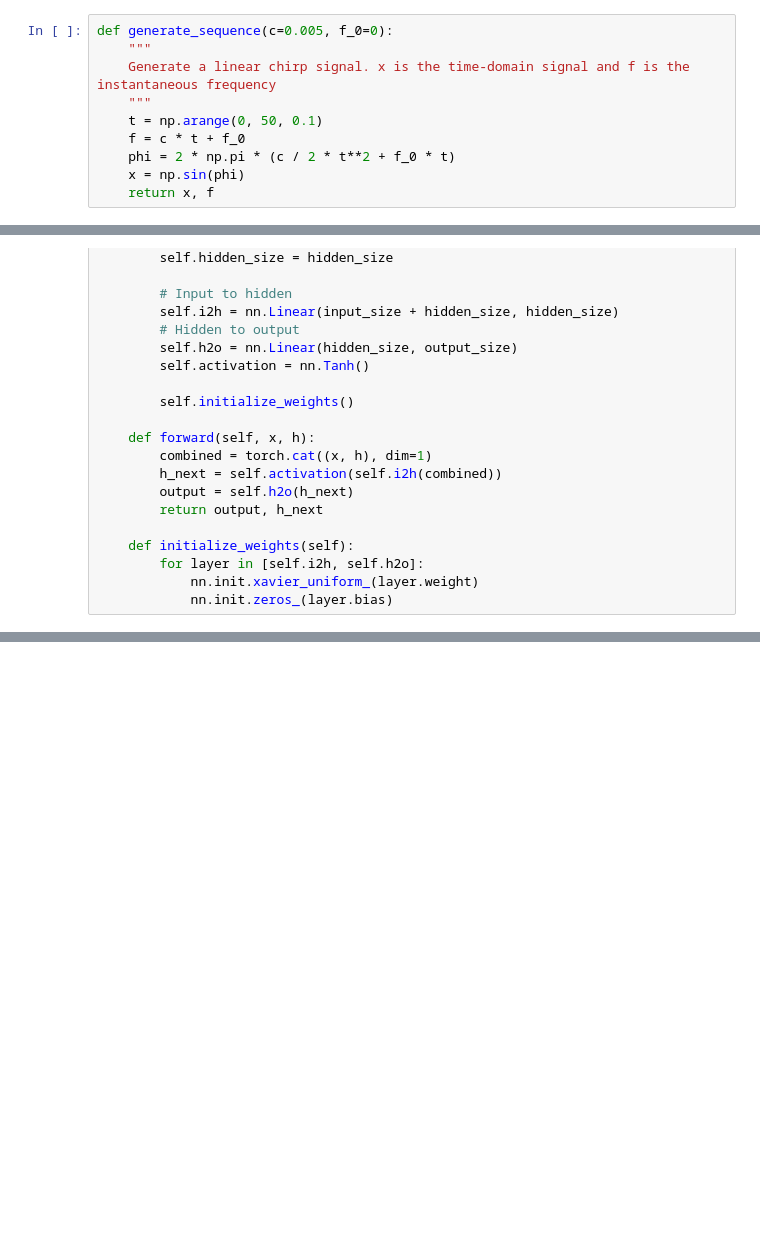
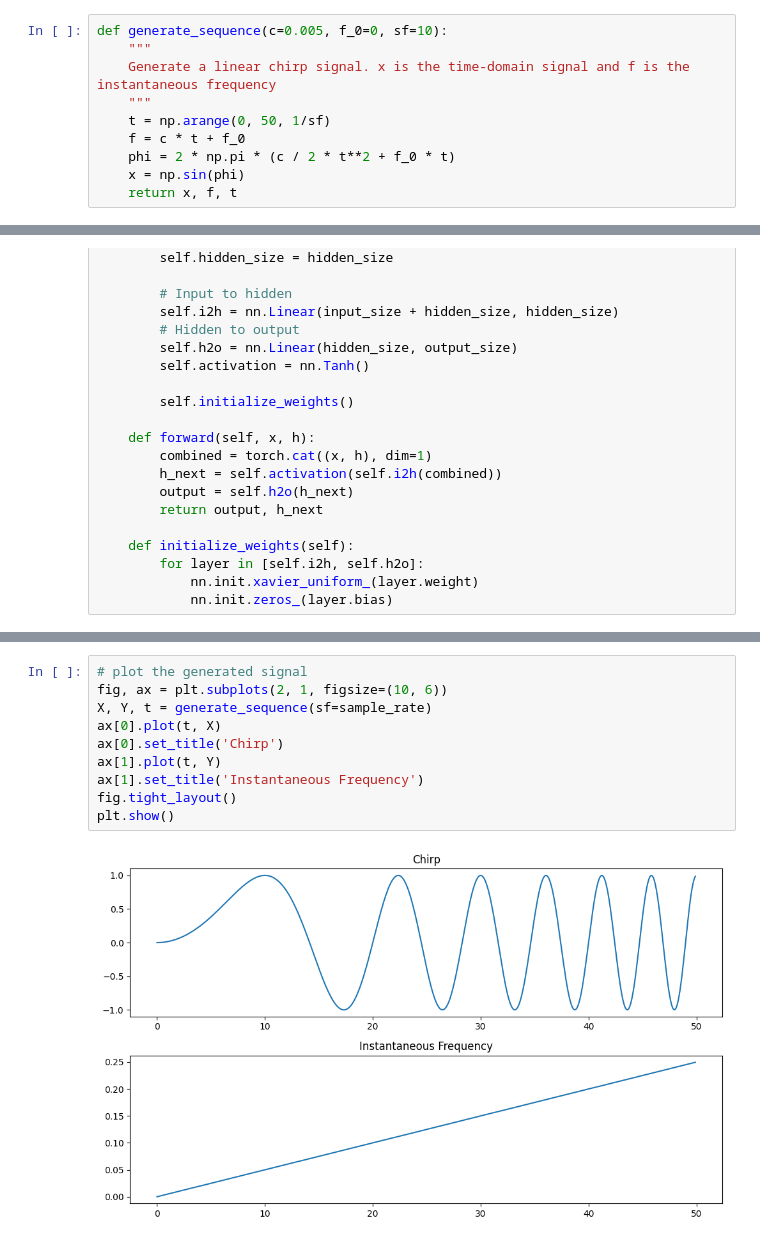
Before and after one commit to Laknath1996/RAG-exps, a Jupyter notebook: notebooks/2-toy.ipynb, the cells around one changed output, grey strips where cells are left out. Saved outputs shown, nothing was run; the diff lists cells and outputs as text; blank space fills up the shorter version.

```diff
--- a/notebooks/2-toy.ipynb
+++ b/notebooks/2-toy.ipynb
@@ -6,15 +15,15 @@ from tqdm import tqdm
 import matplotlib.pyplot as plt
 import random
 # %%
-def generate_sequence(c=0.005, f_0=0):
+def generate_sequence(c=0.005, f_0=0, sf=10):
     """
     Generate a linear chirp signal. x is the time-domain signal and f is the instantaneous frequency
     """
-    t = np.arange(0, 50, 0.1)
+    t = np.arange(0, 50, 1/sf)
     f = c * t + f_0
     phi = 2 * np.pi * (c / 2 * t**2 + f_0 * t)
     x = np.sin(phi)
-    return x, f
+    return x, f, t
 # %%
 def set_seed(seed):
     torch.manual_seed(seed)
@@ -156,0 +218,12 @@ plt.show()
+# %%
+# plot the generated signal
+fig, ax = plt.subplots(2, 1, figsize=(10, 6))
+X, Y, t = generate_sequence(sf=sample_rate)
+ax[0].plot(t, X)
+ax[0].set_title('Chirp')
+ax[1].plot(t, Y)
+ax[1].set_title('Instantaneous Frequency')
+fig.tight_layout()
+plt.show()
+# %% [output]
+[figure, added]
```
Also changed, not shown: parts of 7 cells of this notebook.
